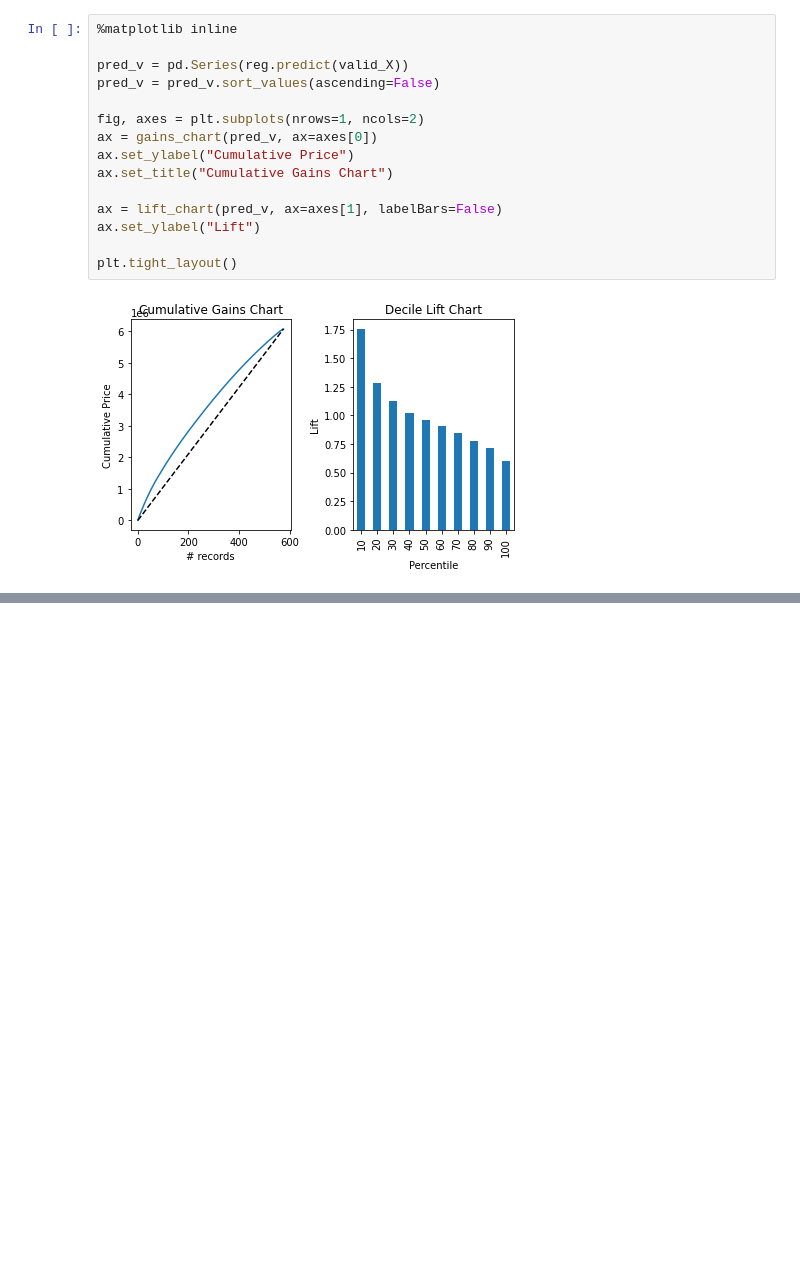
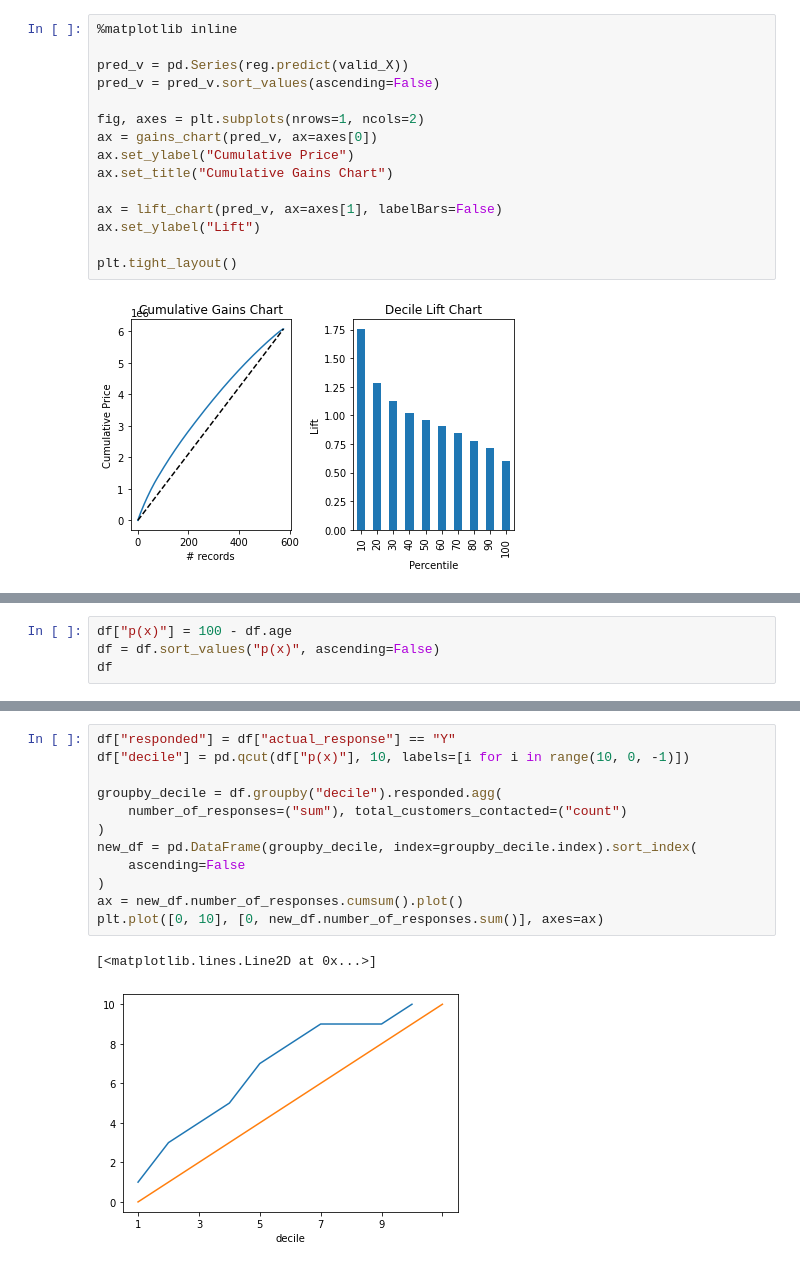
Before and after one commit to alextanhongpin/data-mining-for-business-analytics, a Jupyter notebook: 05_evaluating_predictive_performance.ipynb, the cells around one changed output, grey strips where cells are left out. Saved outputs shown, nothing was run; the diff lists cells and outputs as text; blank space fills up the shorter version.

```diff
--- a/05_evaluating_predictive_performance.ipynb
+++ b/05_evaluating_predictive_performance.ipynb
@@ -100,0 +200,4 @@ plt.tight_layout()
+# %%
+df["p(x)"] = 100 - df.age
+df = df.sort_values("p(x)", ascending=False)
+df
@@ -100,0 +222,15 @@ plt.tight_layout()
+# %%
+df["responded"] = df["actual_response"] == "Y"
+df["decile"] = pd.qcut(df["p(x)"], 10, labels=[i for i in range(10, 0, -1)])
+
+groupby_decile = df.groupby("decile").responded.agg(
+    number_of_responses=("sum"), total_customers_contacted=("count")
+)
+new_df = pd.DataFrame(groupby_decile, index=groupby_decile.index).sort_index(
+    ascending=False
+)
+ax = new_df.number_of_responses.cumsum().plot()
+plt.plot([0, 10], [0, new_df.number_of_responses.sum()], axes=ax)
+# %% [output]
+[<matplotlib.lines.Line2D at 0x...>]
+[figure, added]
```
Also changed, not shown: parts of 6 cells of this notebook.
